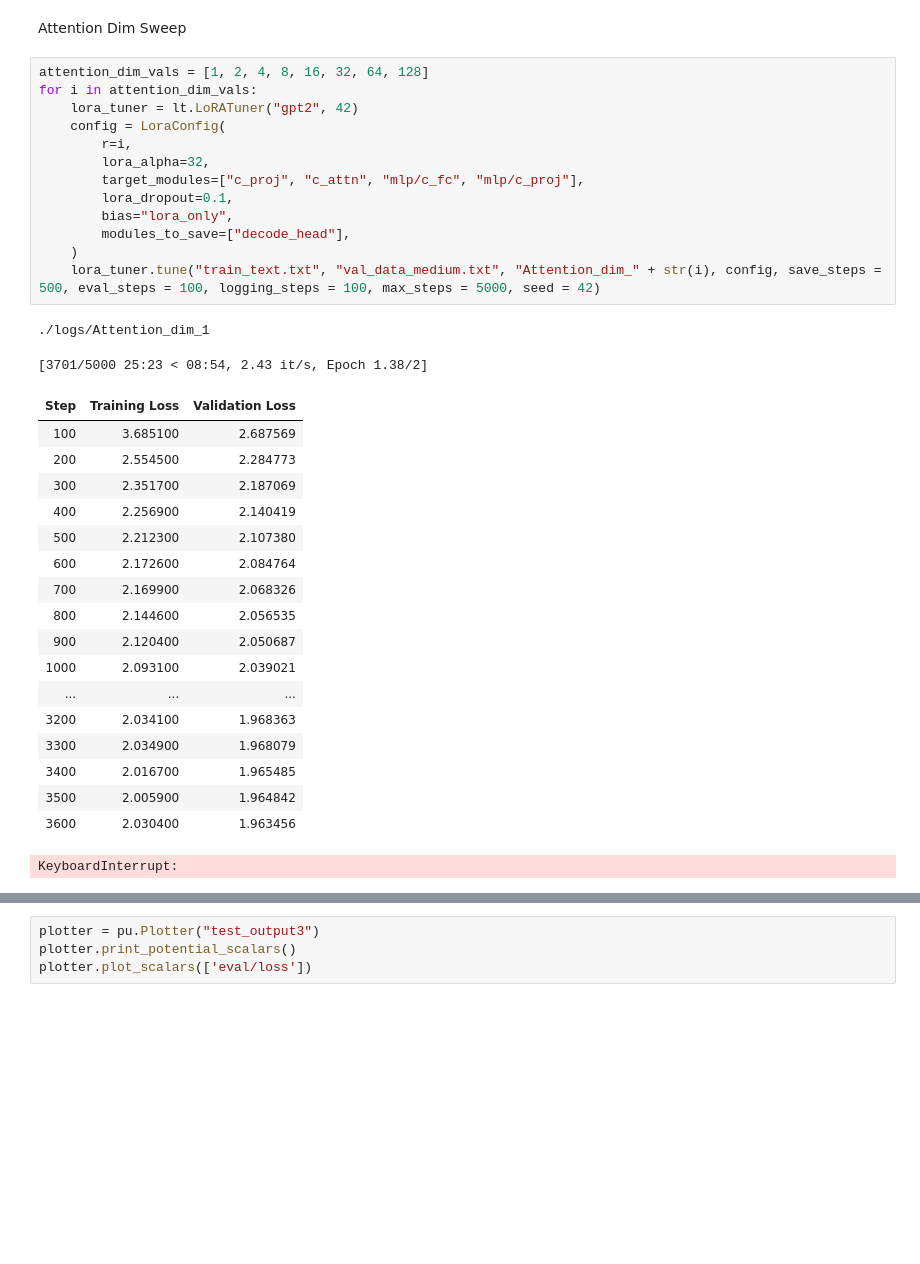
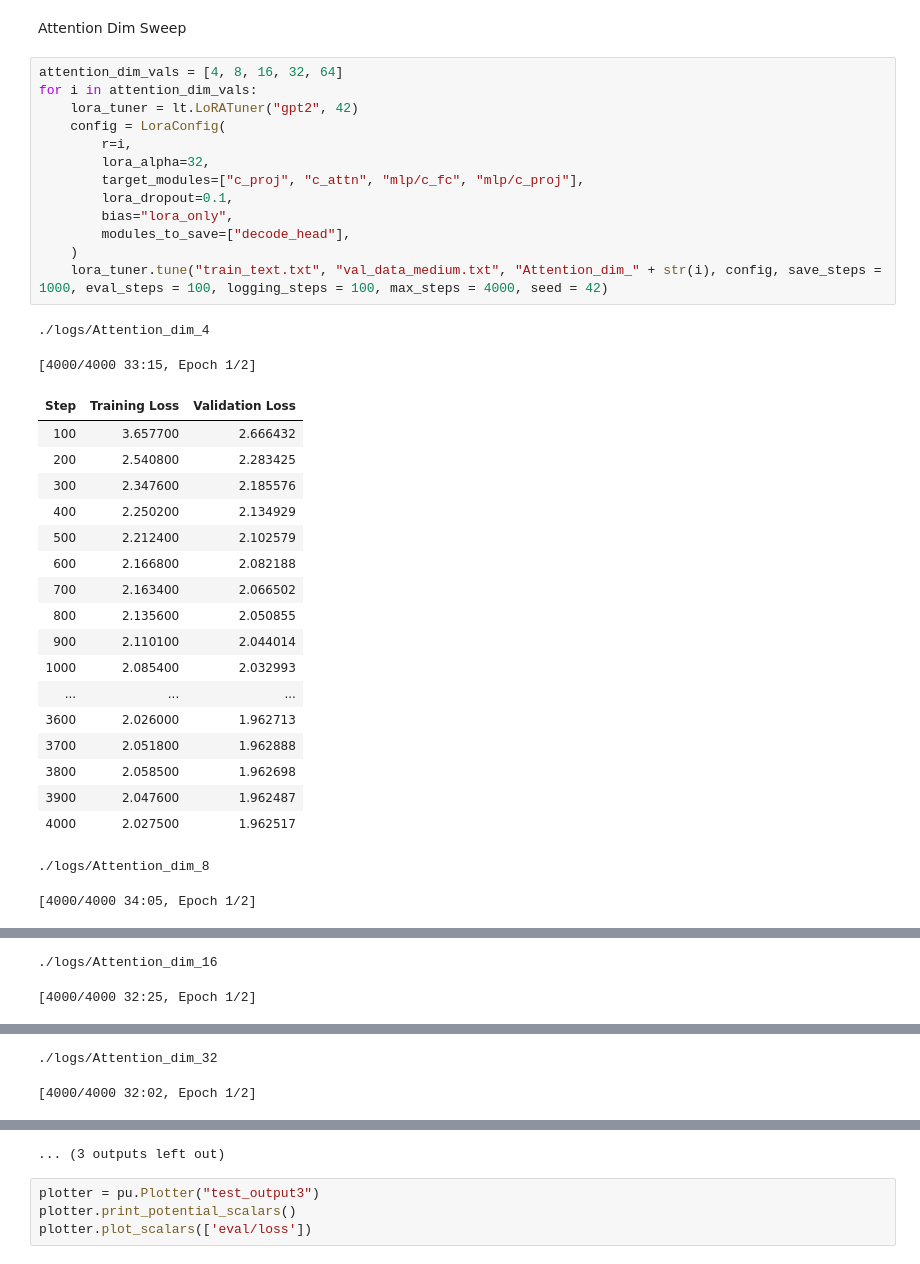
Before and after one commit to webs8328/YodaNLP, a Jupyter notebook: gpt_code/LoRA.ipynb, the cells around one changed output, grey strips where cells are left out. Saved outputs shown, nothing was run; the diff lists cells and outputs as text; blank space fills up the shorter version.

```diff
--- a/gpt_code/LoRA.ipynb
+++ b/gpt_code/LoRA.ipynb
@@ -35,36 +35,37 @@ importlib.reload(pu)
 # %% [markdown]
 <font size="36">Attention Dim Sweep</font>
 # %%
-attention_dim_vals = [1, 2, 4, 8, 16, 32, 64, 128]
+attention_dim_vals = [4, 8, 16, 32, 64]
 for i in attention_dim_vals:
     lora_tuner = lt.LoRATuner("gpt2", 42)
     config = LoraConfig(
         r=i,
         lora_alpha=32,
         target_modules=["c_proj", "c_attn", "mlp/c_fc", "mlp/c_proj"],
         lora_dropout=0.1,
         bias="lora_only",
         modules_to_save=["decode_head"],
     )
-    lora_tuner.tune("train_text.txt", "val_data_medium.txt", "Attention_dim_" + str(i), config, save_steps = 500, eval_steps = 100, logging_steps = 100, max_steps = 5000, seed = 42)
+    lora_tuner.tune("train_text.txt", "val_data_medium.txt", "Attention_dim_" + str(i), config, save_steps = 1000, eval_steps = 100, logging_steps = 100, max_steps = 4000, seed = 42)
 # %% [output]
-./logs/Attention_dim_1
+./logs/Attention_dim_4
-[3701/5000 25:23 < 08:54, 2.43 it/s, Epoch 1.38/2]
+[4000/4000 33:15, Epoch 1/2]
 | Step | Training Loss | Validation Loss |
-| 100 | 3.685100 | 2.687569 |
-| 200 | 2.554500 | 2.284773 |
-| 300 | 2.351700 | 2.187069 |
-| 400 | 2.256900 | 2.140419 |
-| 500 | 2.212300 | 2.107380 |
-| 600 | 2.172600 | 2.084764 |
-| 700 | 2.169900 | 2.068326 |
-| 800 | 2.144600 | 2.056535 |
-| 900 | 2.120400 | 2.050687 |
-| 1000 | 2.093100 | 2.039021 |
+| 100 | 3.657700 | 2.666432 |
+| 200 | 2.540800 | 2.283425 |
+| 300 | 2.347600 | 2.185576 |
+| 400 | 2.250200 | 2.134929 |
+| 500 | 2.212400 | 2.102579 |
+| 600 | 2.166800 | 2.082188 |
+| 700 | 2.163400 | 2.066502 |
+| 800 | 2.135600 | 2.050855 |
+| 900 | 2.110100 | 2.044014 |
+| 1000 | 2.085400 | 2.032993 |
 | ... | ... | ... |
-| 3200 | 2.034100 | 1.968363 |
-| 3300 | 2.034900 | 1.968079 |
-| 3400 | 2.016700 | 1.965485 |
-| 3500 | 2.005900 | 1.964842 |
-| 3600 | 2.030400 | 1.963456 |
+| 3600 | 2.026000 | 1.962713 |
+| 3700 | 2.051800 | 1.962888 |
+| 3800 | 2.058500 | 1.962698 |
+| 3900 | 2.047600 | 1.962487 |
+| 4000 | 2.027500 | 1.962517 |
-KeyboardInterrupt:
+./logs/Attention_dim_8
+[4000/4000 34:05, Epoch 1/2]
@@ -70,0 +89,2 @@ KeyboardInterrupt:
+./logs/Attention_dim_16
+[4000/4000 32:25, Epoch 1/2]
@@ -70,0 +108,2 @@ KeyboardInterrupt:
+./logs/Attention_dim_32
+[4000/4000 32:02, Epoch 1/2]
@@ -71,3 +127,4 @@ KeyboardInterrupt:
+... (3 outputs left out)
 # %%
 plotter = pu.Plotter("test_output3")
 plotter.print_potential_scalars()
```
Also changed, not shown: parts of 3 cells of this notebook, 6 other files.
